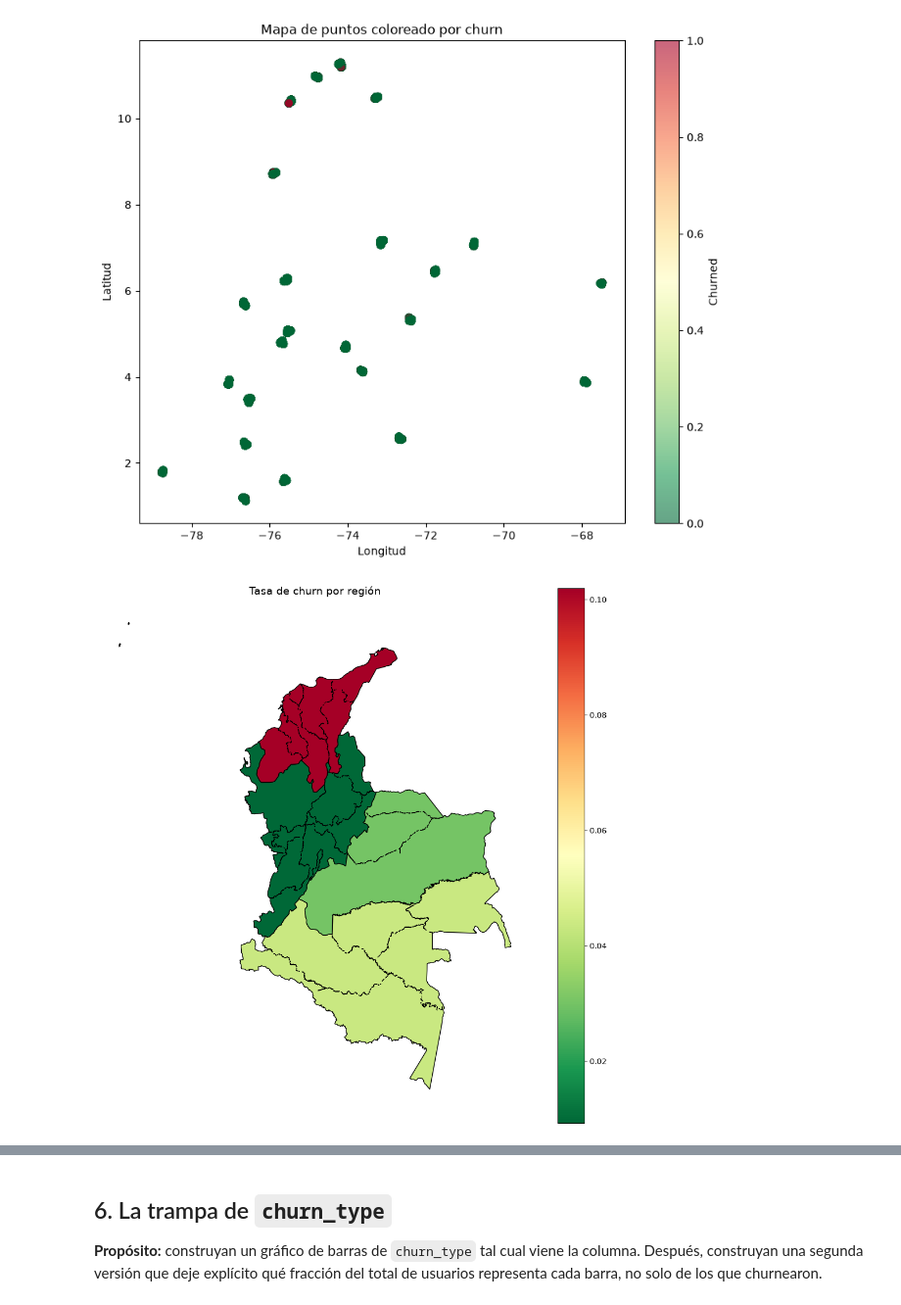
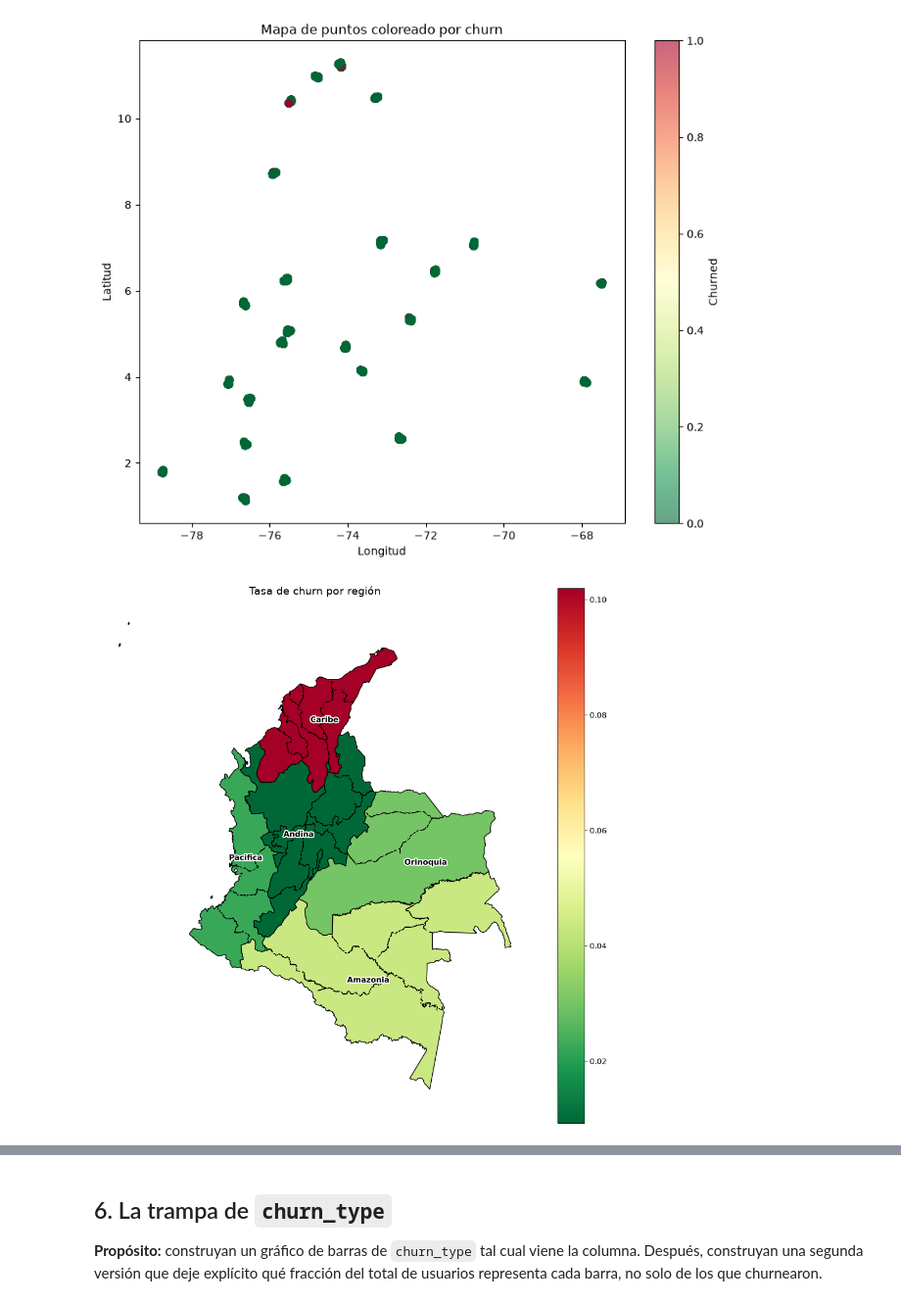
Before and after one commit to jp0617/visualizacionAnalisis, a Jupyter notebook: v0.1_s2_dataviz_grupo1.ipynb, the cells around one changed output, grey strips where cells are left out. Shown at 98% size. Cells and saved outputs as stored; diff of their text form; code cells hidden in the pictures.

```diff
--- a/v0.1_s2_dataviz_grupo1.ipynb
+++ b/v0.1_s2_dataviz_grupo1.ipynb
@@ -526,6 +536,8 @@ geo = gpd.read_file("colombia_departamentos.geo.json")
 # Claves normalizadas (mayúsculas, sin tildes) porque así viene NOMBRE_DPT en el GeoJSON
 # (ej. "SANTAFE DE BOGOTA D.C", "NARIÑO"). No reutilizamos la función normalizar_texto
 # del notebook porque más arriba fue redefinida (ahora deja tildes en la Ñ y usa Title Case).
+# Los valores usan "Pacifica" (no "Pacifico") porque así viene escrita la región en
+# la columna "region" del CSV de este grupo.
 departamento_region = {
     "AMAZONAS": "Amazonia",
     "ANTIOQUIA": "Andina",
@@ -536,9 +548,9 @@ departamento_region = {
     "CALDAS": "Andina",
     "CAQUETA": "Amazonia",
     "CASANARE": "Orinoquia",
-    "CAUCA": "Pacifico",
+    "CAUCA": "Pacifica",
     "CESAR": "Caribe",
-    "CHOCO": "Pacifico",
+    "CHOCO": "Pacifica",
     "CORDOBA": "Caribe",
     "CUNDINAMARCA": "Andina",
     "GUAINIA": "Amazonia",
@@ -547,7 +559,7 @@ departamento_region = {
     "LA GUAJIRA": "Caribe",
     "MAGDALENA": "Caribe",
     "META": "Orinoquia",
-    "NARINO": "Pacifico",
+    "NARINO": "Pacifica",
     "NORTE DE SANTANDER": "Andina",
     "PUTUMAYO": "Amazonia",
     "QUINDIO": "Andina",
@@ -556,7 +568,7 @@ departamento_region = {
     "SANTANDER": "Andina",
     "SUCRE": "Caribe",
     "TOLIMA": "Andina",
-    "VALLE DEL CAUCA": "Pacifico",
+    "VALLE DEL CAUCA": "Pacifica",
     "VAUPES": "Amazonia",
     "VICHADA": "Orinoquia",
     "SANTAFE DE BOGOTA D.C": "Andina",
@@ -588,32 +600,48 @@ metrica_region = (
 # 6. Unificar el nombre de la columna para hacer el merge
 metrica_region = metrica_region.rename(
     columns={"region_n": "region"}
 )
 
 # 7. Unir los polígonos con la métrica calculada
 geo_choropleth = geo_regiones.merge(
     metrica_region,
     on="region",
     how="left"
 )
 
 # 8. Crear el choropleth
 fig, ax = plt.subplots(figsize=(10, 10))
 
 geo_choropleth.plot(
     column=metrica,
     cmap="RdYlGn_r",
     legend=True,
     edgecolor="black",
     ax=ax
 )
 
+# Etiquetar cada región con su nombre en el centro de su polígono.
+# Usamos representative_point() en vez de centroid: garantiza un punto
+# dentro del polígono incluso en regiones con partes separadas (islas, etc.)
+for _, fila in geo_choropleth.iterrows():
+    punto = fila["geometry"].representative_point()
+    ax.annotate(
+        fila["region"],
+        xy=(punto.x, punto.y),
+        ha="center",
+        va="center",
+        fontsize=10,
+        fontweight="bold",
+        color="black",
+        path_effects=[pe.withStroke(linewidth=3, foreground="white")],
+    )
+
 # 9. Configuración del gráfico
 ax.set_title("Tasa de churn por región", fontsize=14)
 ax.axis("off")
 
 plt.tight_layout()
 plt.show()
 # %% [output]
-[figure, old version]
+[figure, new version]
 # %% [markdown]
```
Also changed, not shown: parts of 6 cells of this notebook.
